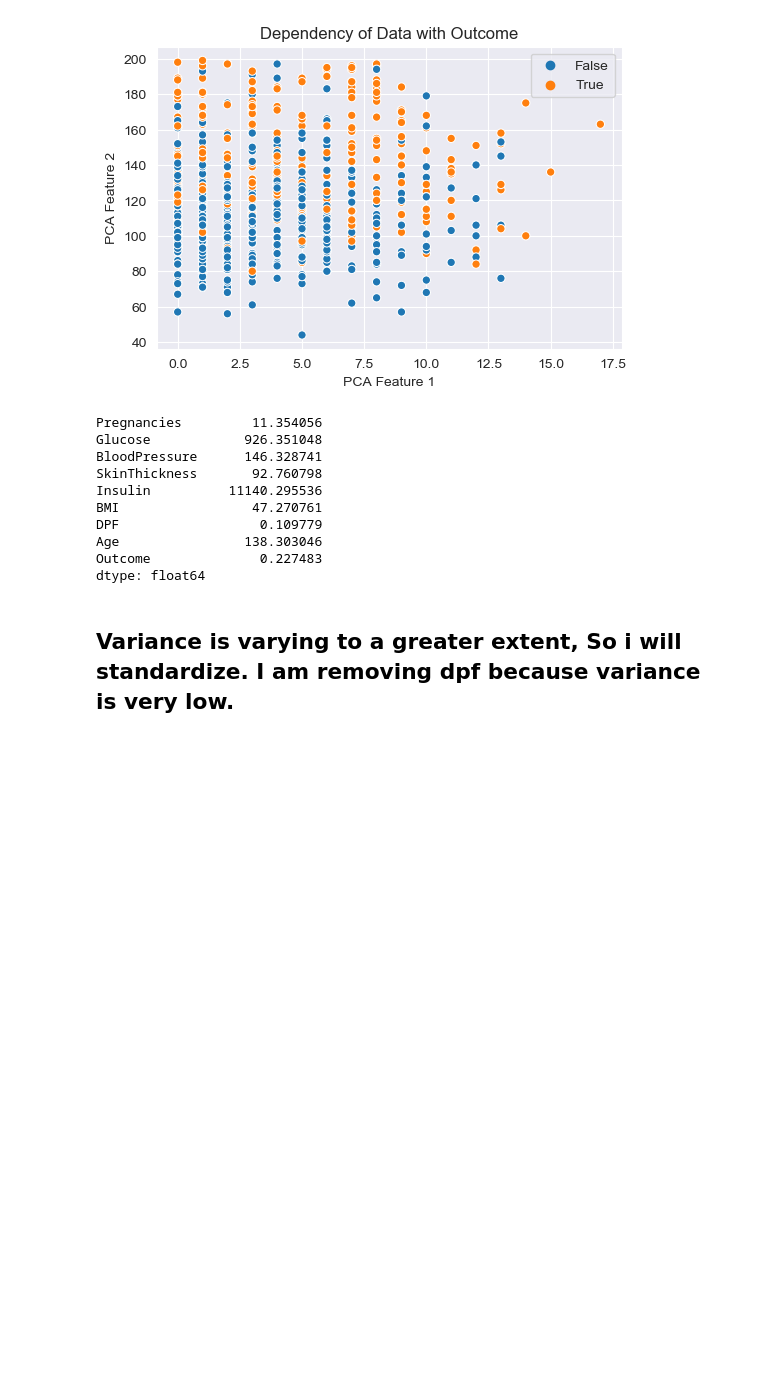
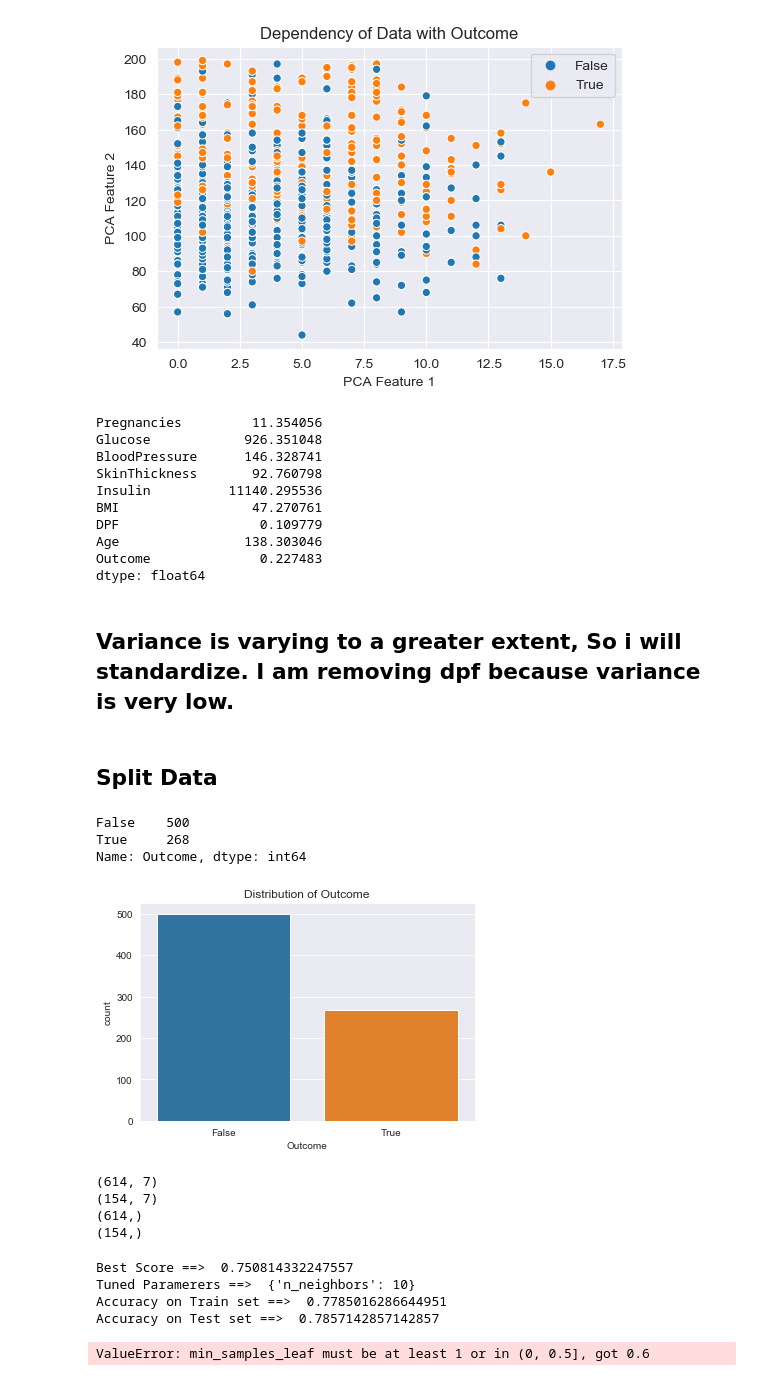
Before and after one commit to javagarm/Curneu-Assessment, a Jupyter notebook: Problem_Statement_2.ipynb, the cells around one changed output. Cells and saved outputs as stored; diff of their text form; code cells hidden in the pictures; blank space fills up the shorter version.

```diff
--- a/Problem_Statement_2.ipynb
+++ b/Problem_Statement_2.ipynb
@@ -860,3 +860,32 @@ dtype: float64
 ## Variance is varying to a greater extent, So i will standardize. I am removing dpf because variance is very low.
 # %%
 df.drop('DPF',axis = 1,inplace=True)
+# %% [markdown]
+## Split Data
+# %%
+df.Outcome.value_counts()
+# %% [output]
+False    500
+True     268
+Name: Outcome, dtype: int64
+# %%
+sns.countplot(df['Outcome']).set_title('Distribution of Outcome')
+plt.show()
+# %% [output]
+[figure, added]
+# %%
+x=df.iloc[:,:-1].values
+y=df.iloc[:,-1].values
+
+from sklearn.model_selection import train_test_split
+x_train,x_test,y_train,y_test = train_test_split(x,y,test_size = 0.20, random_state = 0)
+
+print(x_train.shape)
+print(x_test.shape)
+print(y_train.shape)
+print(y_test.shape)
+# %% [output]
+(614, 7)
+(154, 7)
+(614,)
+(154,)
@@ -862,0 +908,26 @@ df.drop('DPF',axis = 1,inplace=True)
+# %%
+
+grid_knn.fit(x_train_std,y_train)
+print("Best Score ==> ", grid_knn.best_score_)
+print("Tuned Paramerers ==> ",grid_knn.best_params_)
+print("Accuracy on Train set ==> ", grid_knn.score(x_train_std,y_train))
+print("Accuracy on Test set ==> ", grid_knn.score(x_test_std,y_test))
+# %% [output]
+Best Score ==>  0.750814332247557
+Tuned Paramerers ==>  {'n_neighbors': 10}
+Accuracy on Train set ==>  0.7785016286644951
+Accuracy on Test set ==>  0.7857142857142857
+# %%
+from sklearn.tree import DecisionTreeClassifier
+dtc = DecisionTreeClassifier()
+
+param_grid = {'criterion':['gini','entropy'],'max_depth':np.arange(2,10),'min_samples_leaf':[0.2,0.4,0.6,0.8,0.9,1]}
+
+grid_dtc = GridSearchCV(dtc,param_grid,scoring='accuracy',cv = 10,refit = True)
+grid_dtc.fit(x_train_std,y_train)
+print("Best Score ==> ", grid_dtc.best_score_)
+print("Tuned Paramerers ==> ",grid_dtc.best_params_)
+print("Accuracy on Train set ==> ", grid_dtc.score(x_train_std,y_train))
+print("Accuracy on Test set ==> ", grid_dtc.score(x_test_std,y_test))
+# %% [output]
+ValueError: min_samples_leaf must be at least 1 or in (0, 0.5], got 0.6
```
Also changed, not shown: parts of 3 cells of this notebook.
